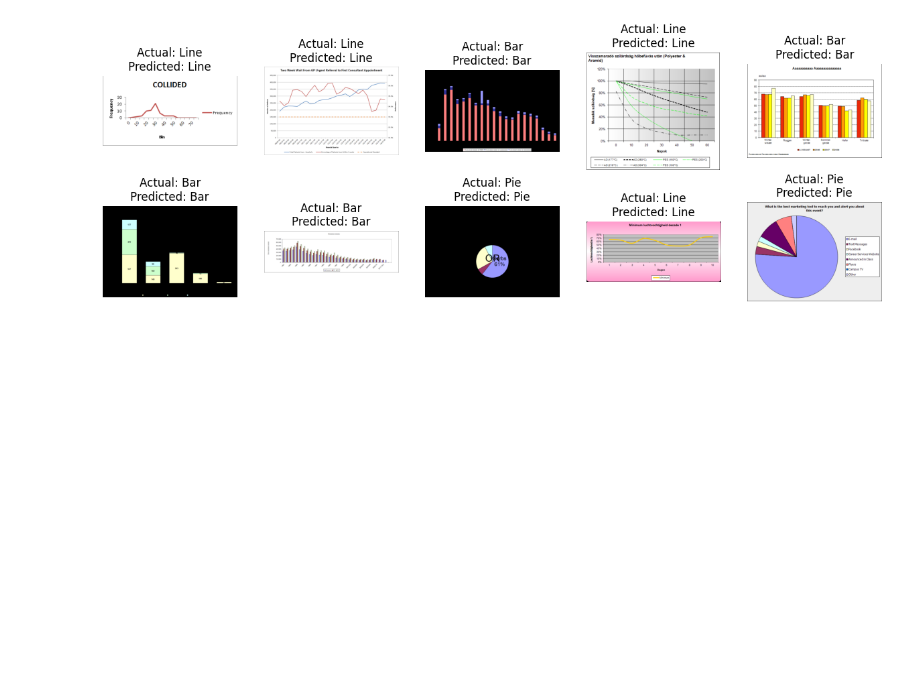
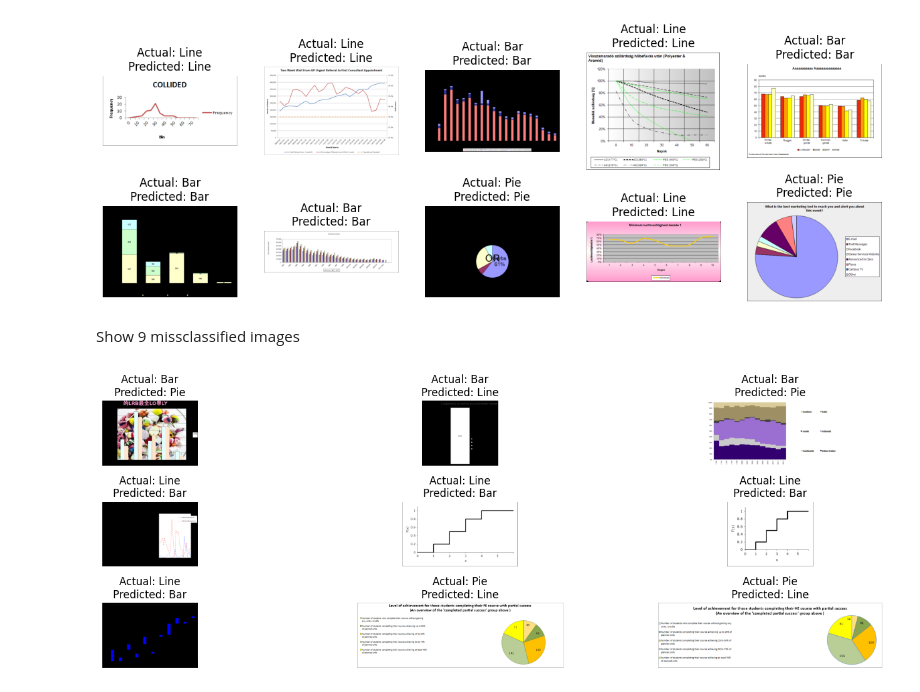
Before and after one commit to thangthewinner/ChartInsight, a Jupyter notebook: model/classification/mobilenetv2.ipynb, the cells around one changed output. Saved outputs shown, nothing was run; the diff lists cells and outputs as text; code cells hidden in the pictures; blank space fills up the shorter version.

```diff
--- a/model/classification/mobilenetv2.ipynb
+++ b/model/classification/mobilenetv2.ipynb
@@ -318,3 +327,28 @@ for i, ax in enumerate(axes):
     ax.axis('off')
 # %% [output]
 [figure]
+# %% [markdown]
+Show 9 missclassified images
+# %%
+fig, axes = plt.subplots(3, 3, figsize=(15, 5))
+axes = axes.ravel()
+
+missclassified = np.where(true_labels != pred_labels)[0]
+
+for i, ax in enumerate(axes):
+    idx = missclassified[i]
+    img_path = os.path.join(cls_test_images, test_annotations_df.iloc[idx]['file_name'])
+    img = cv2.imread(img_path)
+    img = cv2.cvtColor(img, cv2.COLOR_BGR2RGB)
+    ax.imshow(img)
+
+    chart_type = test_annotations_df.iloc[idx]['data_type']
+    predicted = pred_labels[idx]
+
+    ax.set_title(f"Actual: {CHARTS[int(chart_type)]}\nPredicted: {CHARTS[predicted]}")
+    ax.axis('off')
+
+plt.tight_layout()
+plt.show()
+# %% [output]
+[figure, added]
```
Also changed, not shown: parts of 20 cells of this notebook, 2 other files.
